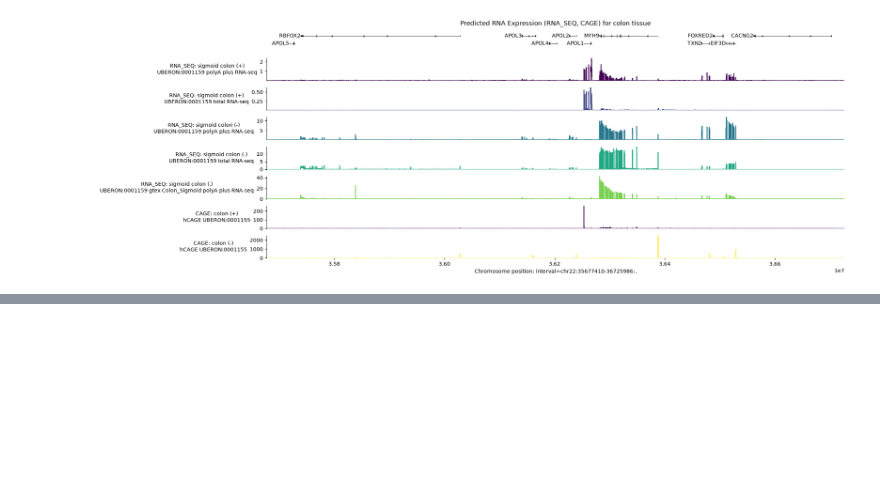
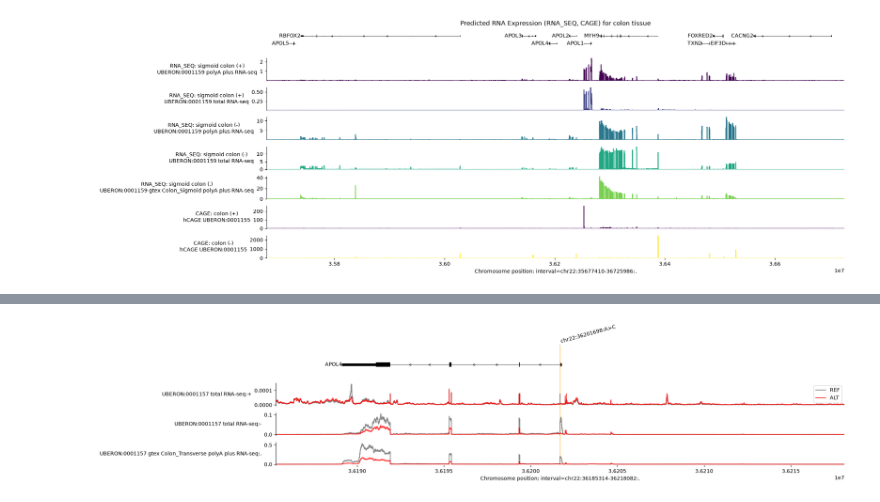
Before and after one commit to eirikhoye/action_var, a Jupyter notebook: workflow/notebooks/alphagenome_tutorial.ipynb, the cells around one changed output, grey strips where cells are left out. Cells and saved outputs as stored; diff of their text form; code cells hidden in the pictures; blank space fills up the shorter version.

```diff
--- a/workflow/notebooks/alphagenome_tutorial.ipynb
+++ b/workflow/notebooks/alphagenome_tutorial.ipynb
@@ -82,0 +192,9 @@ plot = plot_components.plot(
+# %%
+gtf = pd.read_feather(
+    'https://storage.googleapis.com/alphagenome/reference/gencode/'
+    'hg38/gencode.v46.annotation.gtf.gz.feather'
+)
+
+gtf_transcripts = gene_annotation.filter_protein_coding(gtf)
+gtf_transcripts = gene_annotation.filter_to_mane_select_transcript(gtf_transcripts)
+transcript_extractor = transcript_utils.TranscriptExtractor(gtf_transcripts)
@@ -82,0 +257,7 @@ plot = plot_components.plot(
+# %%
+variant = genome.Variant(
+    chromosome='chr22',
+    position=36201698,
+    reference_bases='A',  # Can differ from the true reference genome base.
+    alternate_bases='C',
+)
@@ -82,0 +269,28 @@ plot = plot_components.plot(
+# %%
+variant_output = dna_model.predict_variant(
+    interval=interval,
+    variant=variant,
+    requested_outputs=[dna_client.OutputType.RNA_SEQ],
+    ontology_terms=['UBERON:0001157'],
+) # Colon - Transverse.
+# %%
+transcripts = transcript_extractor.extract(interval)
+
+plot_components.plot(
+    [
+        plot_components.TranscriptAnnotation(transcripts),
+        plot_components.OverlaidTracks(
+            tdata={
+                'REF': variant_output.reference.rna_seq,
+                'ALT': variant_output.alternate.rna_seq,
+            },
+            colors={'REF': 'dimgrey', 'ALT': 'red'},
+        ),
+    ],
+    interval=variant_output.reference.rna_seq.interval.resize(2**15),
+    # Annotate the location of the variant as a vertical line.
+    annotations=[plot_components.VariantAnnotation([variant], alpha=0.8)],
+)
+plt.show()
+# %% [output]
+[figure, added]
```
Also changed, not shown: parts of 35 cells of this notebook, 9 other files.
